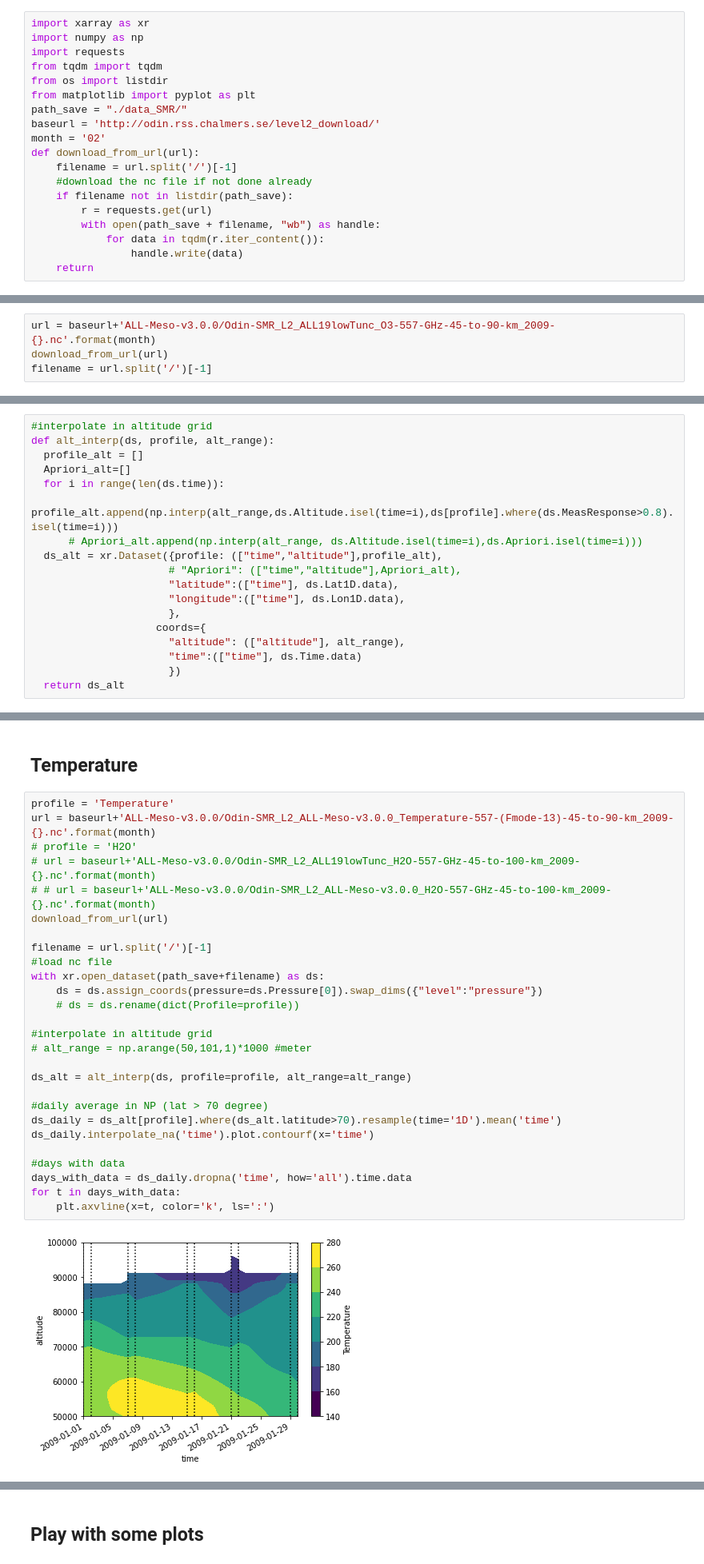
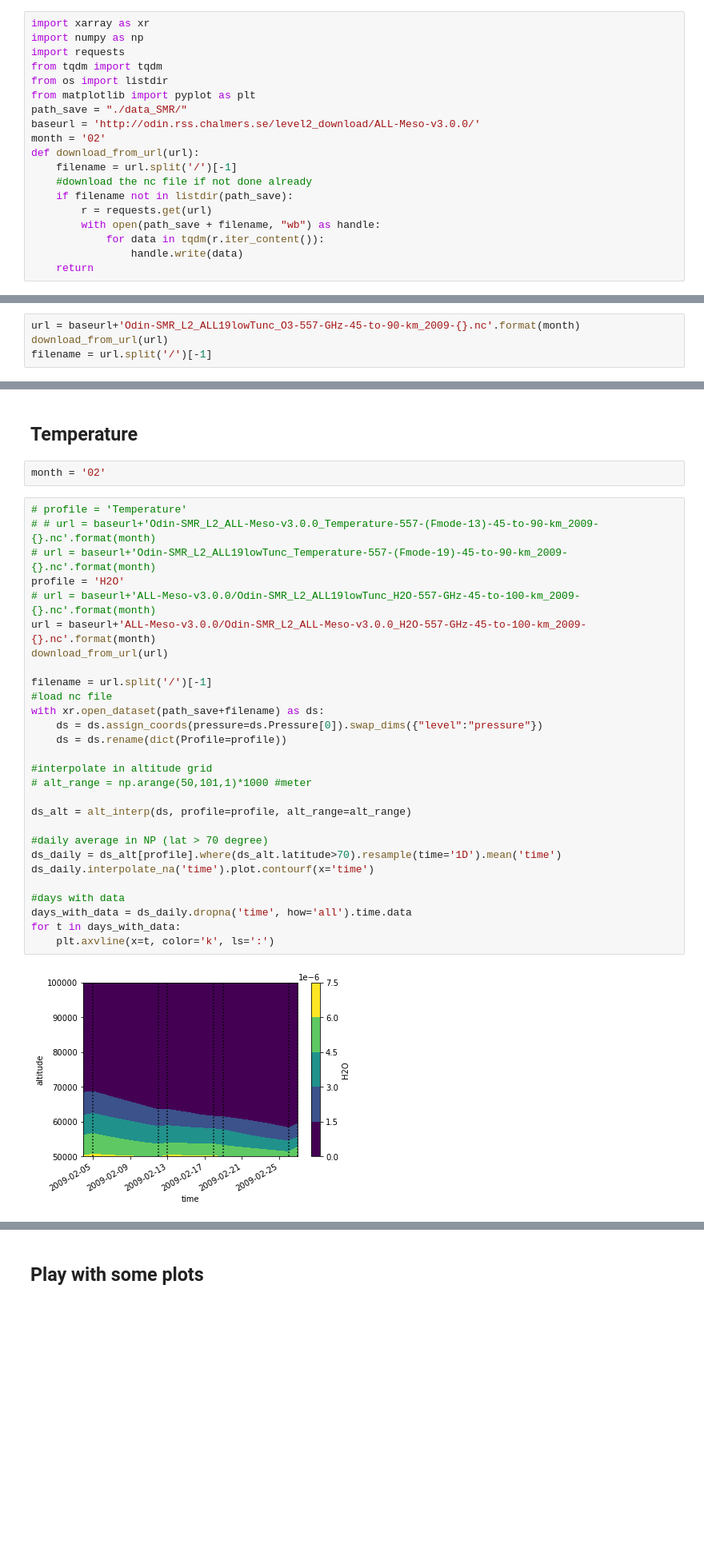
Before and after one commit to Anqi-Li/SSW, a Jupyter notebook: SMR_profiles.ipynb, the cells around one changed output, grey strips where cells are left out. Shown: that part at 80% size. Saved outputs shown, nothing was run; the diff lists cells and outputs as text; blank space fills up the shorter version.

```diff
--- a/SMR_profiles.ipynb
+++ b/SMR_profiles.ipynb
@@ -6,7 +6,7 @@ from tqdm import tqdm
 from os import listdir
 from matplotlib import pyplot as plt
 path_save = "./data_SMR/"
-baseurl = 'http://odin.rss.chalmers.se/level2_download/'
+baseurl = 'http://odin.rss.chalmers.se/level2_download/ALL-Meso-v3.0.0/'
 month = '02'
 def download_from_url(url):
     filename = url.split('/')[-1]
@@ -20,7 +38,7 @@ def download_from_url(url):
 # %% [markdown]
 ## O3
 # %%
-url = baseurl+'ALL-Meso-v3.0.0/Odin-SMR_L2_ALL19lowTunc_O3-557-GHz-45-to-90-km_2009-{}.nc'.format(month)
+url = baseurl+'Odin-SMR_L2_ALL19lowTunc_O3-557-GHz-45-to-90-km_2009-{}.nc'.format(month)
 download_from_url(url)
 filename = url.split('/')[-1]
 # %%
@@ -28,24 +46,6 @@ filename = url.split('/')[-1]
 with xr.open_dataset('./data_SMR/'+filename) as ds:
     ds = ds.assign_coords(pressure=ds.Pressure[0]).swap_dims({"level":"pressure"})
     ds = ds.rename(dict(Profile='O3'))
-# %%
-#interpolate in altitude grid
-def alt_interp(ds, profile, alt_range):
-  profile_alt = []
-  Apriori_alt=[]
-  for i in range(len(ds.time)):
-      profile_alt.append(np.interp(alt_range,ds.Altitude.isel(time=i),ds[profile].where(ds.MeasResponse>0.8).isel(time=i)))
-      # Apriori_alt.append(np.interp(alt_range, ds.Altitude.isel(time=i),ds.Apriori.isel(time=i)))
-  ds_alt = xr.Dataset({profile: (["time","altitude"],profile_alt),
-                      # "Apriori": (["time","altitude"],Apriori_alt),
-                      "latitude":(["time"], ds.Lat1D.data),
-                      "longitude":(["time"], ds.Lon1D.data),
-                      },
-                    coords={
-                      "altitude": (["altitude"], alt_range),
-                      "time":(["time"], ds.Time.data)
-                      })
-  return ds_alt
 # %%
 #interpolate O3 in altitude grid
 alt_range = np.arange(50,101,1)*1000 #meter
@@ -111,35 +111,38 @@ Data variables:
     O3_std    (latitude, time, altitude) float64 ...
 # %% [markdown]
 ## Temperature
+# %%
+month = '02'
 # %%
-profile = 'Temperature'
-url = baseurl+'ALL-Meso-v3.0.0/Odin-SMR_L2_ALL-Meso-v3.0.0_Temperature-557-(Fmode-13)-45-to-90-km_2009-{}.nc'.format(month)
-# profile = 'H2O'
+# profile = 'Temperature'
+# # url = baseurl+'Odin-SMR_L2_ALL-Meso-v3.0.0_Temperature-557-(Fmode-13)-45-to-90-km_2009-{}.nc'.format(month)
+# url = baseurl+'Odin-SMR_L2_ALL19lowTunc_Temperature-557-(Fmode-19)-45-to-90-km_2009-{}.nc'.format(month)
+profile = 'H2O'
 # url = baseurl+'ALL-Meso-v3.0.0/Odin-SMR_L2_ALL19lowTunc_H2O-557-GHz-45-to-100-km_2009-{}.nc'.format(month)
-# # url = baseurl+'ALL-Meso-v3.0.0/Odin-SMR_L2_ALL-Meso-v3.0.0_H2O-557-GHz-45-to-100-km_2009-{}.nc'.format(month)
+url = baseurl+'ALL-Meso-v3.0.0/Odin-SMR_L2_ALL-Meso-v3.0.0_H2O-557-GHz-45-to-100-km_2009-{}.nc'.format(month)
 download_from_url(url)
 
 filename = url.split('/')[-1]
 #load nc file
 with xr.open_dataset(path_save+filename) as ds:
     ds = ds.assign_coords(pressure=ds.Pressure[0]).swap_dims({"level":"pressure"})
-    # ds = ds.rename(dict(Profile=profile))
+    ds = ds.rename(dict(Profile=profile))
 
 #interpolate in altitude grid
 # alt_range = np.arange(50,101,1)*1000 #meter
 
 ds_alt = alt_interp(ds, profile=profile, alt_range=alt_range)
 
 #daily average in NP (lat > 70 degree)
 ds_daily = ds_alt[profile].where(ds_alt.latitude>70).resample(time='1D').mean('time')
 ds_daily.interpolate_na('time').plot.contourf(x='time')
 
 #days with data
 days_with_data = ds_daily.dropna('time', how='all').time.data
 for t in days_with_data:
     plt.axvline(x=t, color='k', ls=':')
 # %% [output]
-[figure, old version]
+[figure, new version]
 # %%
 #calculate all latitudes
 if 'Daily_'+filename not in listdir(path_save):
```
Also changed, not shown: parts of 2 cells of this notebook, 1 other file.
